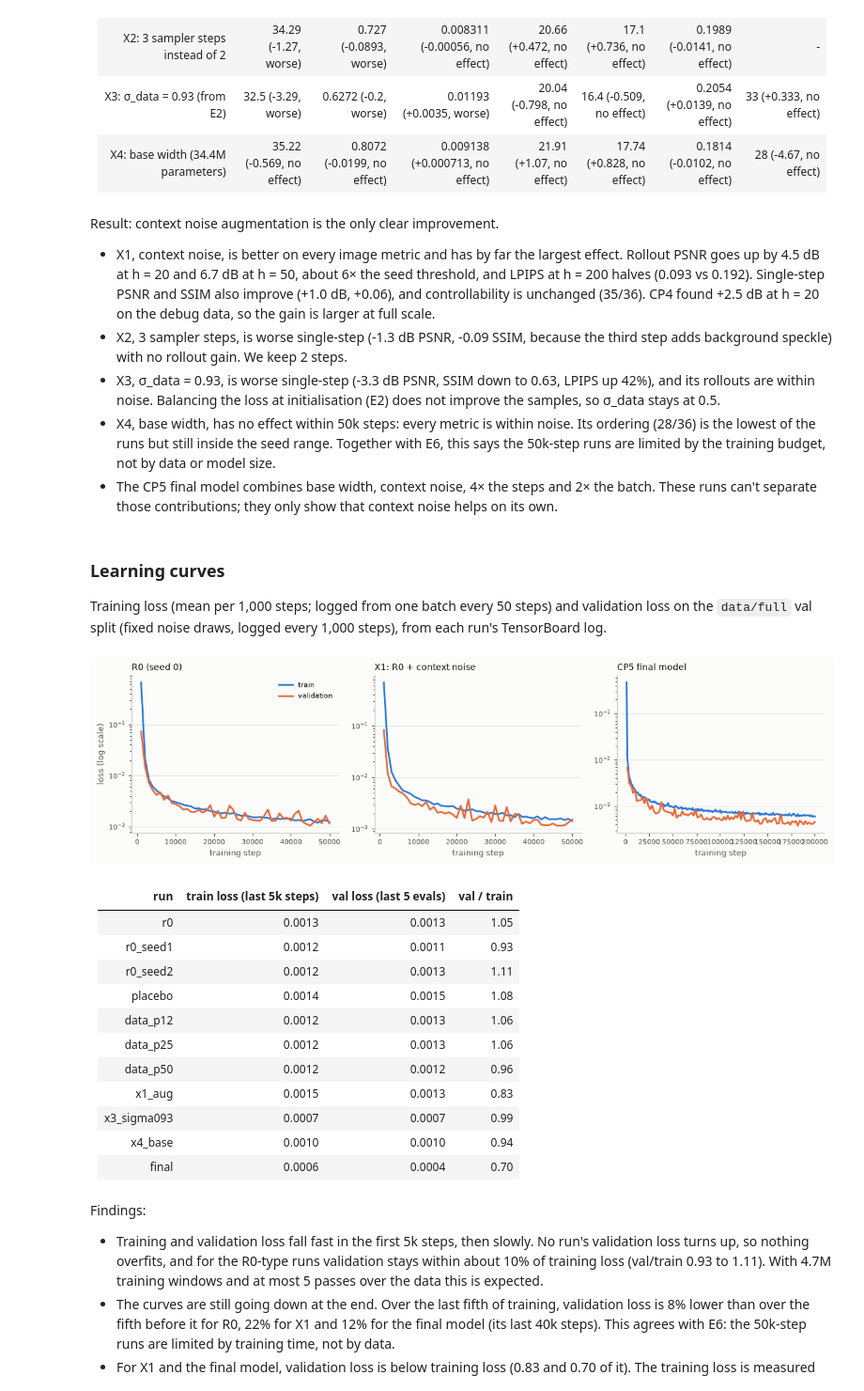
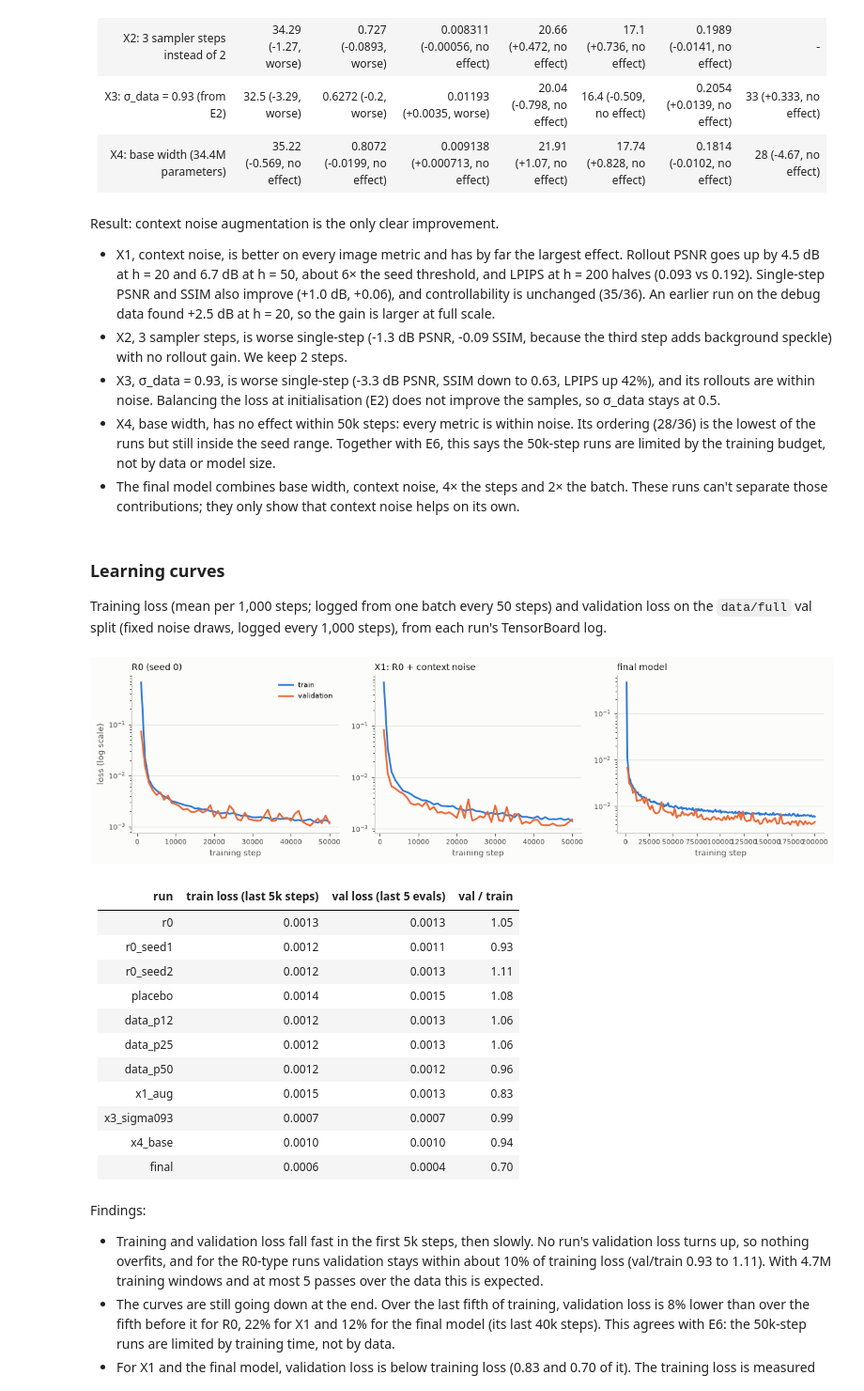
Before and after one commit to Syed-Masrur-Ahmed/Diffusion-Space-Invaders, a Jupyter notebook: notebooks/radiant_descent_milestone2.ipynb, the cells around one changed output. Shown at 94% size. Cells and saved outputs as stored; diff of their text form; code cells hidden in the pictures.

```diff
--- a/notebooks/radiant_descent_milestone2.ipynb
+++ b/notebooks/radiant_descent_milestone2.ipynb
@@ -407,7 +435,7 @@ Every model is reported as its gap to copy-last on the same windows.
 # %%
 rows = []
 for name, label in [("copy_last", "copy-last (floor)"), ("m1", "M1 model (small, 20k steps, debug data)"),
-                    ("r0", "R0 (small, 50k steps, full data)"), ("final", "CP5 final (base, aug, 200k steps)")]:
+                    ("r0", "R0 (small, 50k steps, full data)"), ("final", "final model (base, aug, 200k steps)")]:
     s = single_step(name)
     rows.append([label] + [f"{s[m]['mean']:.4f} ± {s[m]['ci95']:.4f}" for m in ("psnr", "ssim", "lpips")]
                 + ["" if name == "copy_last" else f"{s[m]['mean'] - cl[m]['mean']:+.4f}" for m in ("psnr", "ssim", "lpips")])
@@ -699,8 +727,8 @@ table(["run"] + list(METRICS), rows)
 Result: context noise augmentation is the only clear improvement.
 - X1, context noise, is better on every image metric and has by far the largest effect. Rollout PSNR goes up by
   4.5 dB at h = 20 and 6.7 dB at h = 50, about 6× the seed threshold, and LPIPS at h = 200 halves (0.093 vs 0.192).
-  Single-step PSNR and SSIM also improve (+1.0 dB, +0.06), and controllability is unchanged (35/36). CP4 found
-  +2.5 dB at h = 20 on the debug data, so the gain is larger at full scale.
+  Single-step PSNR and SSIM also improve (+1.0 dB, +0.06), and controllability is unchanged (35/36). An earlier run
+  on the debug data found +2.5 dB at h = 20, so the gain is larger at full scale.
 - X2, 3 sampler steps, is worse single-step (-1.3 dB PSNR, -0.09 SSIM, because the third step adds background
   speckle) with no rollout gain. We keep 2 steps.
 - X3, σ_data = 0.93, is worse single-step (-3.3 dB PSNR, SSIM down to 0.63, LPIPS up 42%), and its rollouts are
@@ -708,7 +736,7 @@ Result: context noise augmentation is the only clear improvement.
 - X4, base width, has no effect within 50k steps: every metric is within noise. Its ordering (28/36) is the lowest of
   the runs but still inside the seed range. Together with E6, this says the 50k-step runs are limited by the
   training budget, not by data or model size.
-- The CP5 final model combines base width, context noise, 4× the steps and 2× the batch. These runs can't separate
+- The final model combines base width, context noise, 4× the steps and 2× the batch. These runs can't separate
   those contributions; they only show that context noise helps on its own.
 # %% [markdown]
 ### Learning curves
@@ -721,35 +749,35 @@ if not CURVES.exists():
     print("Learning curves not exported yet: run `bash scripts/slurm/m2_runs.sh curves` on Dartmouth College's GPU cluster "
           "and copy results/milestone2/curves/ here.")
 else:
     INK, MUTED, TRAIN, VAL = "#0b0b0b", "#52514e", "#2a78d6", "#eb6834"
-    panels = [("r0", "R0 (seed 0)"), ("x1_aug", "X1: R0 + context noise"), ("final", "CP5 final model")]
+    panels = [("r0", "R0 (seed 0)"), ("x1_aug", "X1: R0 + context noise"), ("final", "final model")]
     fig, axes = plt.subplots(1, 3, figsize=(12, 3.4), facecolor="#fcfcfb")
     for ax, (n, title) in zip(axes, panels):
         c = json.loads((CURVES / f"{n}.json").read_text())
         ax.plot(c["train"]["step"], c["train"]["loss"], color=TRAIN, linewidth=2, label="train")
         ax.plot(c["val"]["step"], c["val"]["loss"], color=VAL, linewidth=2, label="validation")
         ax.set_yscale("log")
         ax.set_title(title, color=INK, fontsize=10, loc="left")
         ax.set_xlabel("training step", color=MUTED, fontsize=9)
         ax.set_facecolor("#fcfcfb")
         ax.grid(axis="y", color="#e4e3df", linewidth=0.8)
         ax.tick_params(colors=MUTED, labelsize=8)
         for side in ("top", "right"):
             ax.spines[side].set_visible(False)
         for side in ("left", "bottom"):
             ax.spines[side].set_color("#c9c8c2")
     axes[0].set_ylabel("loss (log scale)", color=MUTED, fontsize=9)
     axes[0].legend(frameon=False, fontsize=8)
     plt.tight_layout()
     plt.show()
     last = lambda c, k, n=5: np.mean(c[k]["loss"][-n:])
     rows = []
     for n in [r for r, _, _ in LOG if r != "r0_n3"] + ["final"]:
         c = json.loads((CURVES / f"{n}.json").read_text())
         rows.append([n, f"{last(c, 'train'):.4f}", f"{last(c, 'val'):.4f}", f"{last(c, 'val') / last(c, 'train'):.2f}"])
     table(["run", "train loss (last 5k steps)", "val loss (last 5 evals)", "val / train"], rows)
 # %% [output]
-[figure, old version]
+[figure, new version]
 | run | train loss (last 5k steps) | val loss (last 5 evals) | val / train |
 |---|---|---|---|
 | r0 | 0.0013 | 0.0013 | 1.05 |
```
Also changed, not shown: parts of 10 cells of this notebook.
